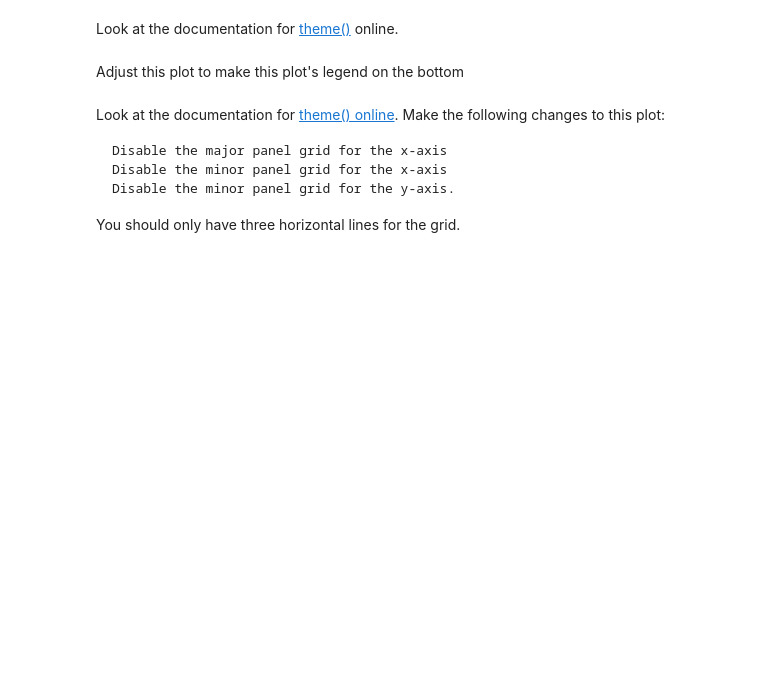
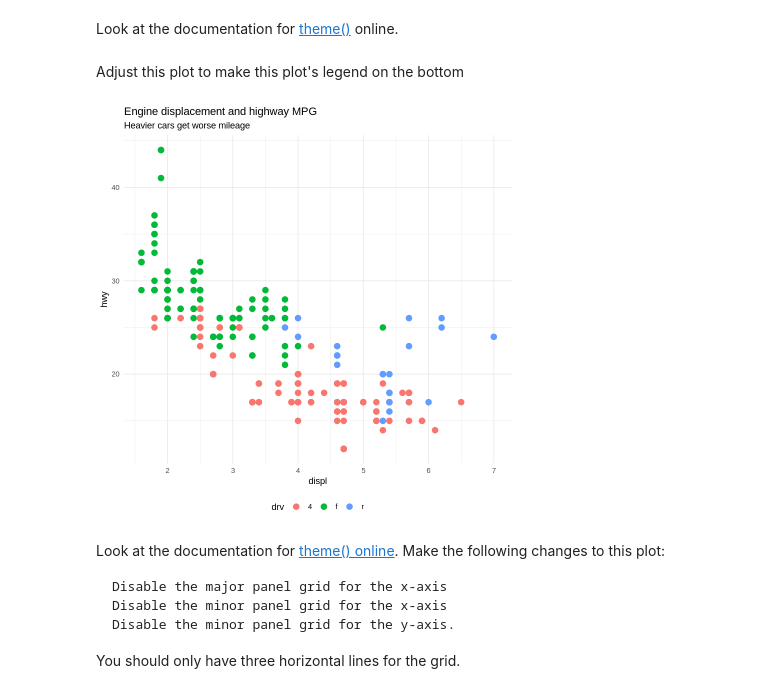
Before and after one commit to xenidegracia/DataVizClassNotes, a Jupyter notebook: Themes.ipynb, the cells around one changed output. Drawn from its saved outputs; the diff is of its cells as text; code cells hidden in the pictures; blank space fills up the shorter version.

```diff
--- a/Themes.ipynb
+++ b/Themes.ipynb
@@ -97,10 +145,13 @@ Adjust this plot to make this plot's legend on the bottom
 # %%
 ggplot(data = mpg,
        mapping = aes(x = displ, y = hwy, color = drv)) +
   geom_point(size = 3) +
   labs(title = "Engine displacement and highway MPG",
        subtitle = "Heavier cars get worse mileage") +
-  theme_minimal()
+  theme_minimal() +
+  theme(legend.position = 'bottom')
+# %% [output]
+[figure, added]
 # %% [markdown]
 Look at the documentation for [theme() online](https://ggplot2.tidyverse.org/reference/theme.html). Make the following changes to this plot:
 
```
Also changed, not shown: parts of 19 cells of this notebook.
